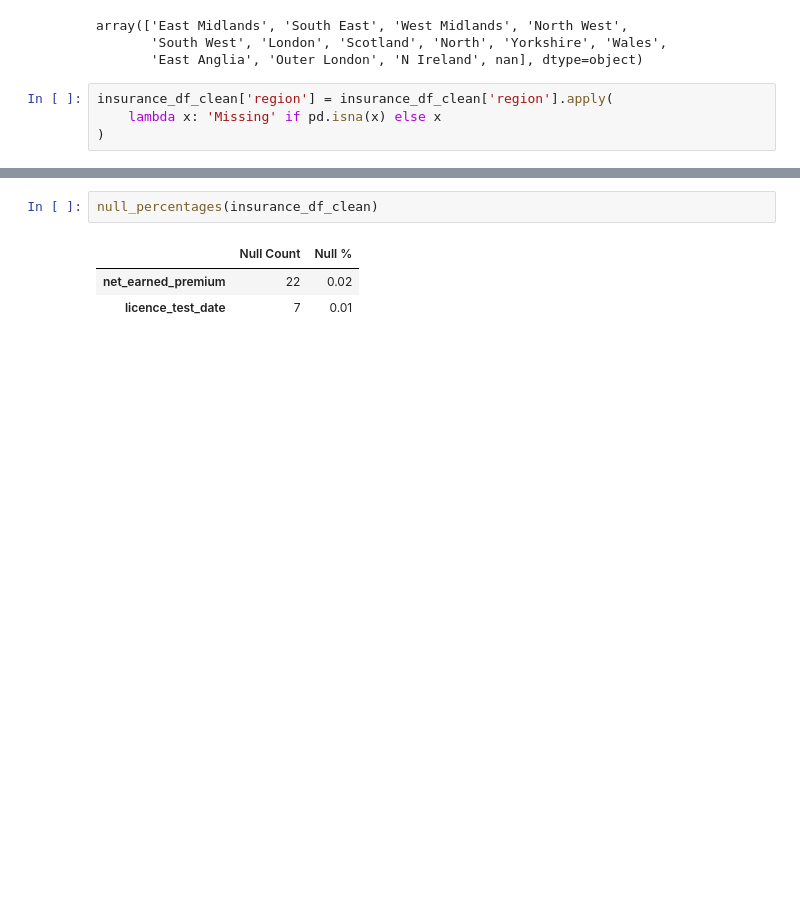
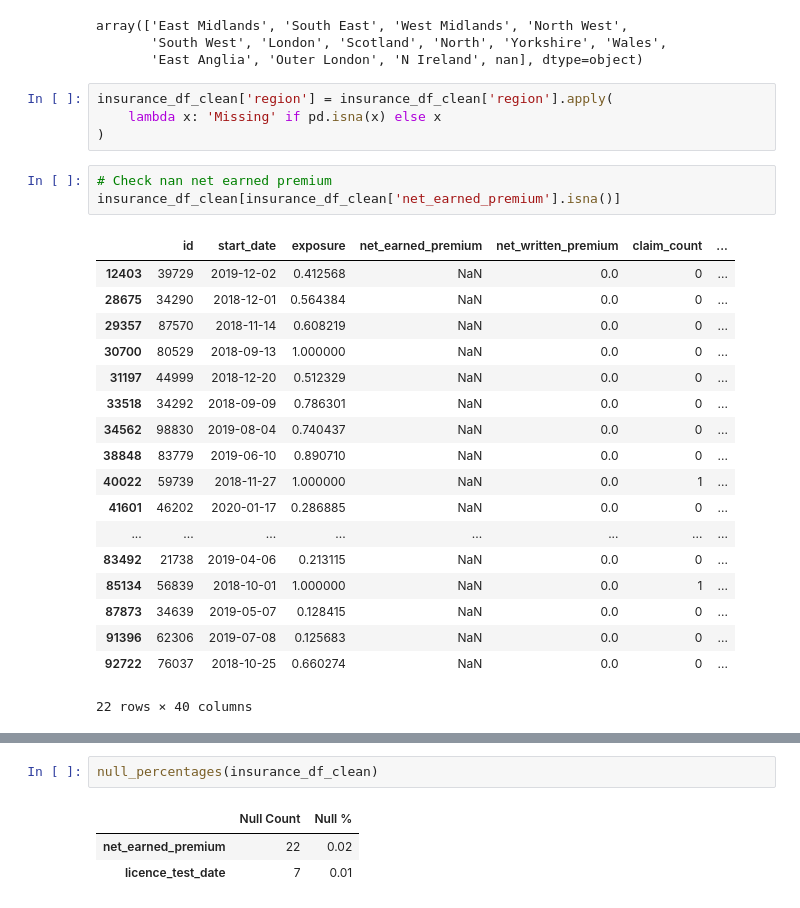
Before and after one commit to KemalYukselir/Hastings-Task, a Jupyter notebook: main.ipynb, the cells around one changed output, grey strips where cells are left out. Saved outputs shown, nothing was run; the diff lists cells and outputs as text; blank space fills up the shorter version.

Commit message:
set net earned premium to "Missing" - Added notes about how certain premiums still have claims and exposure

```diff
--- a/main.ipynb
+++ b/main.ipynb
@@ -295,3 +295,25 @@ array(['East Midlands', 'South East', 'West Midlands', 'North West',
 insurance_df_clean['region'] = insurance_df_clean['region'].apply(
     lambda x: 'Missing' if pd.isna(x) else x
 )
+# %%
+# Check nan net earned premium
+insurance_df_clean[insurance_df_clean['net_earned_premium'].isna()]
+# %% [output]
+|  | id | start_date | exposure | net_earned_premium | net_written_premium | claim_count | ... |
+| 12403 | 39729 | 2019-12-02 | 0.412568 | NaN | 0.0 | 0 | ... |
+| 28675 | 34290 | 2018-12-01 | 0.564384 | NaN | 0.0 | 0 | ... |
+| 29357 | 87570 | 2018-11-14 | 0.608219 | NaN | 0.0 | 0 | ... |
+| 30700 | 80529 | 2018-09-13 | 1.000000 | NaN | 0.0 | 0 | ... |
+| 31197 | 44999 | 2018-12-20 | 0.512329 | NaN | 0.0 | 0 | ... |
+| 33518 | 34292 | 2018-09-09 | 0.786301 | NaN | 0.0 | 0 | ... |
+| 34562 | 98830 | 2019-08-04 | 0.740437 | NaN | 0.0 | 0 | ... |
+| 38848 | 83779 | 2019-06-10 | 0.890710 | NaN | 0.0 | 0 | ... |
+| 40022 | 59739 | 2018-11-27 | 1.000000 | NaN | 0.0 | 1 | ... |
+| 41601 | 46202 | 2020-01-17 | 0.286885 | NaN | 0.0 | 0 | ... |
+| ... | ... | ... | ... | ... | ... | ... | ... |
+| 83492 | 21738 | 2019-04-06 | 0.213115 | NaN | 0.0 | 0 | ... |
+| 85134 | 56839 | 2018-10-01 | 1.000000 | NaN | 0.0 | 1 | ... |
+| 87873 | 34639 | 2019-05-07 | 0.128415 | NaN | 0.0 | 0 | ... |
+| 91396 | 62306 | 2019-07-08 | 0.125683 | NaN | 0.0 | 0 | ... |
+| 92722 | 76037 | 2018-10-25 | 0.660274 | NaN | 0.0 | 0 | ... |
+22 rows × 40 columns
```
Also changed, not shown: parts of 1 cell of this notebook.
